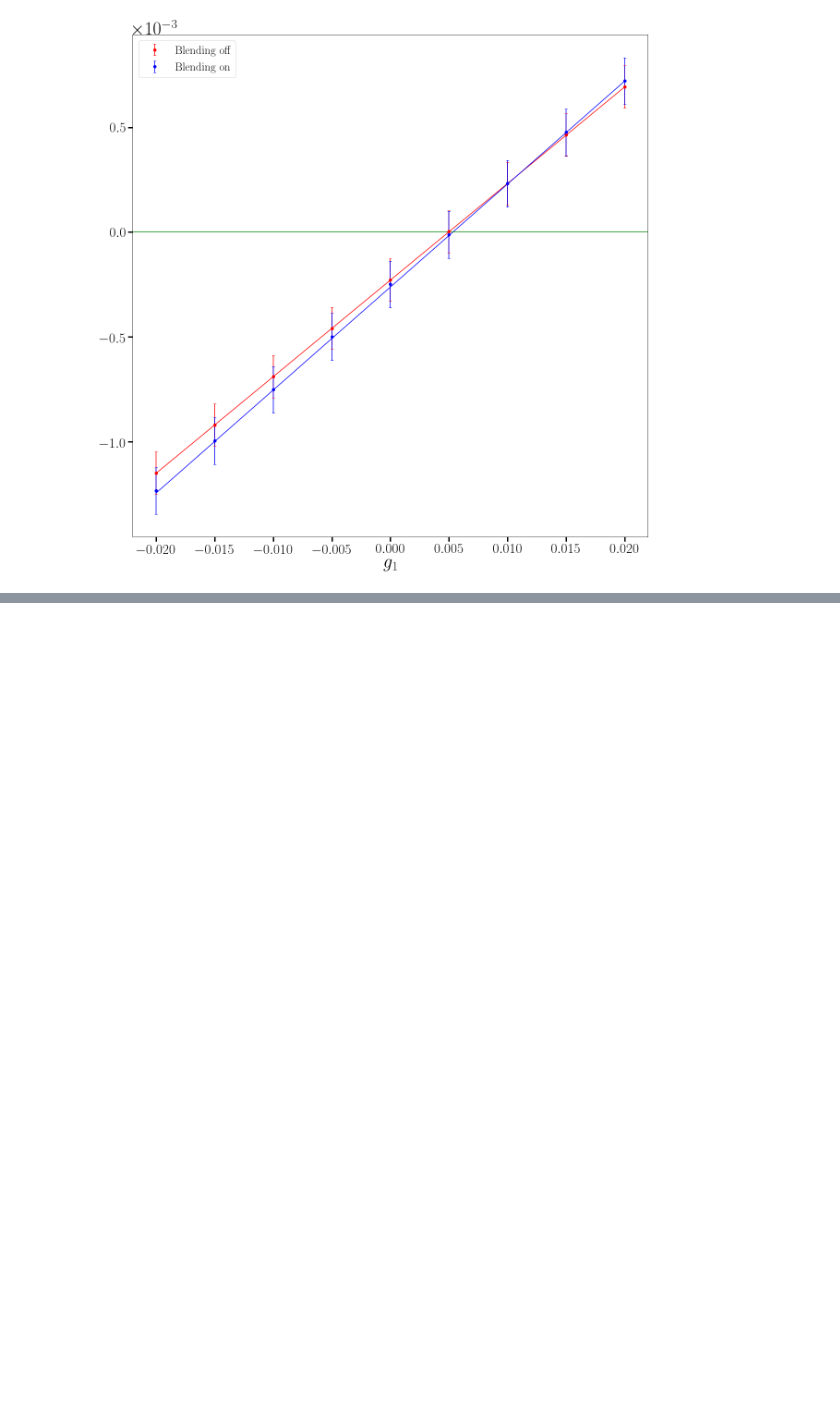
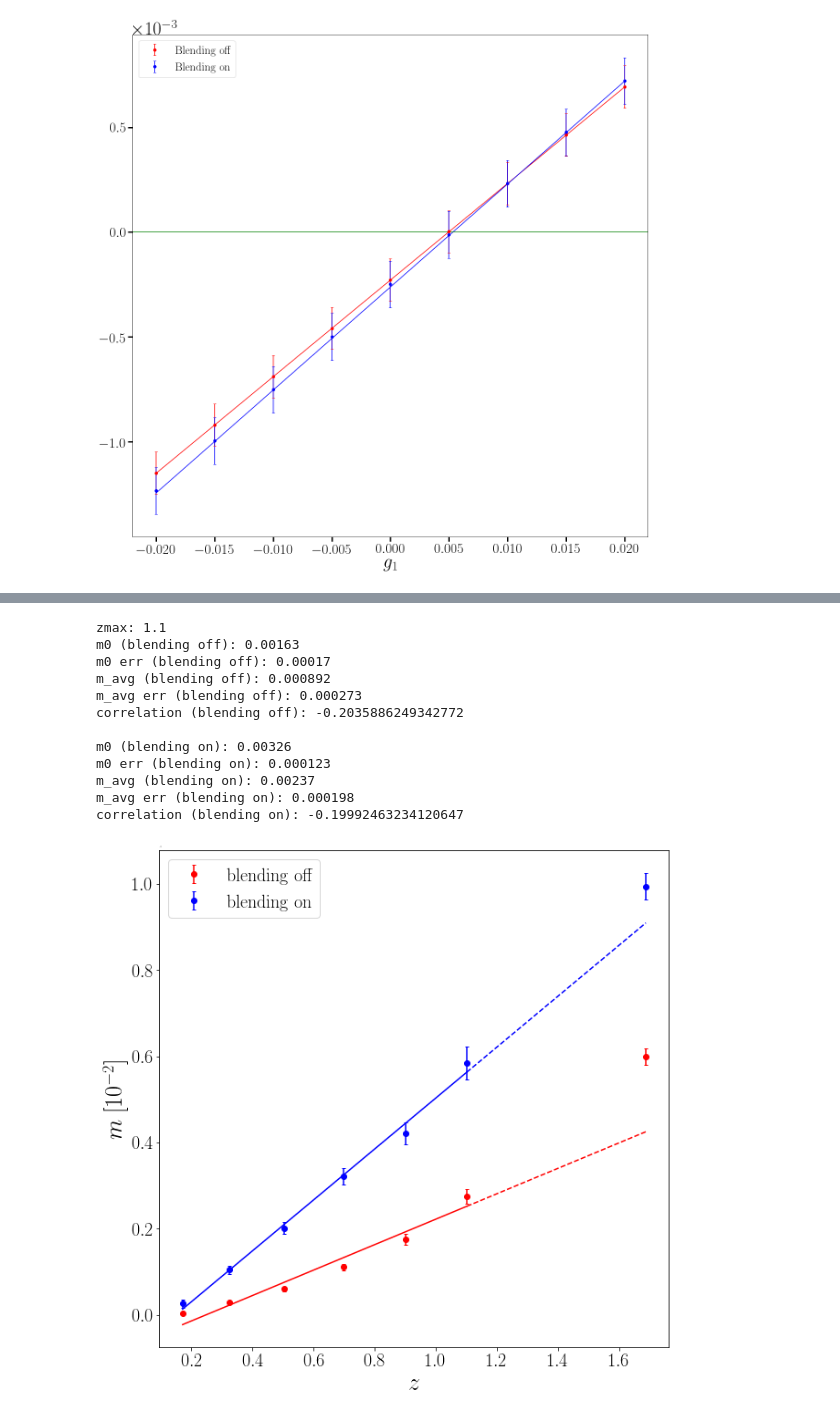
Before and after one commit to ismael-mendoza/wld_code, a Jupyter notebook: notebooks/reflect2.ipynb, the cells around one changed output, grey strips where cells are left out. Drawn from its saved outputs; the diff is of its cells as text; code cells hidden in the pictures; blank space fills up the shorter version.

Commit message:
added more plots like the tomographic ones on reflect

```diff
--- a/notebooks/reflect2.ipynb
+++ b/notebooks/reflect2.ipynb
@@ -859,0 +865,5 @@ error correlation coefficient: 1.143e-03
+# %%
+g1s = np.array([-0.02, -0.015, -0.01, -0.005, 0, 0.005, 0.01, 0.015, 0.02])
+# %%
+tomos = np.linspace(0, 1.2, 7)
+print(tomos)
@@ -859,0 +872,3 @@ error correlation coefficient: 1.143e-03
+# %%
+#obtain tomographic catalogues.
+tomo_cats = tomo_fncs.get_tomographic_cats(fcats, tomos)
@@ -859,0 +981,9 @@ error correlation coefficient: 1.143e-03
+# %%
+median_preps = []
+for i, cats in enumerate(tomo_cats):
+    print(i)
+    orig_ids = list(range(len(cats[0])))
+    median_preps.append(
+        money.prepare_money_plot(g1s, orig_ids, cats, weights.median_fnc, fit_procedure=money.chi_sq_fit,
+                         N=int(1e3), model=money.linear_f, args_iso=['1', 'iso'], args_grp=['1', 'grp'])
+    )
@@ -859,0 +998,16 @@ error correlation coefficient: 1.143e-03
+# %%
+make_tomo_plot(median_preps)
+# %% [output]
+zmax: 1.1
+m0 (blending off): 0.00163
+m0 err (blending off): 0.00017
+m_avg (blending off): 0.000892
+m_avg err (blending off): 0.000273
+correlation (blending off): -0.2035886249342772
+
+m0 (blending on): 0.00326
+m0 err (blending on): 0.000123
+m_avg (blending on): 0.00237
+m_avg err (blending on): 0.000198
+correlation (blending on): -0.19992463234120647
+[figure, added]
```
Also changed, not shown: parts of 9 cells of this notebook, 6 other files.
